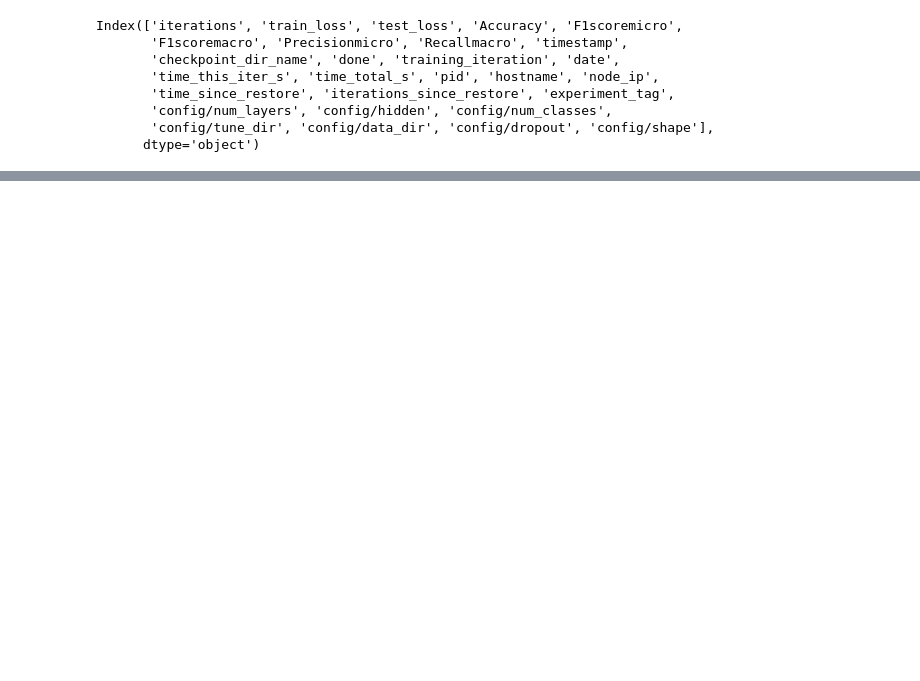
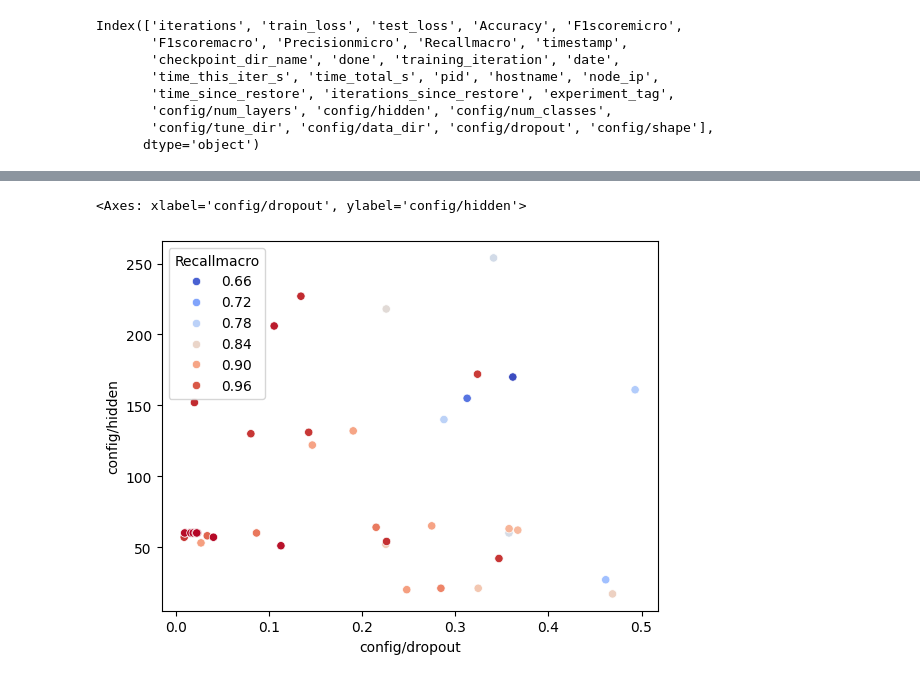
Before and after one commit to JolandaKool86/ML-JolandaKool, a Jupyter notebook: notebooks/04_ray.ipynb, the cells around one changed output, grey strips where cells are left out. Cells and saved outputs as stored; diff of their text form; code cells hidden in the pictures; blank space fills up the shorter version.

```diff
--- a/notebooks/04_ray.ipynb
+++ b/notebooks/04_ray.ipynb
@@ -64,0 +65,7 @@ p[-10:]
+# %%
+import seaborn as sns
+
+sns.scatterplot(data=p, x="config/dropout", y="config/hidden", hue="Recallmacro", palette="coolwarm")
+# %% [output]
+<Axes: xlabel='config/dropout', ylabel='config/hidden'>
+[figure, added]
```
Also changed, not shown: parts of 8 cells of this notebook, 5 other files.
